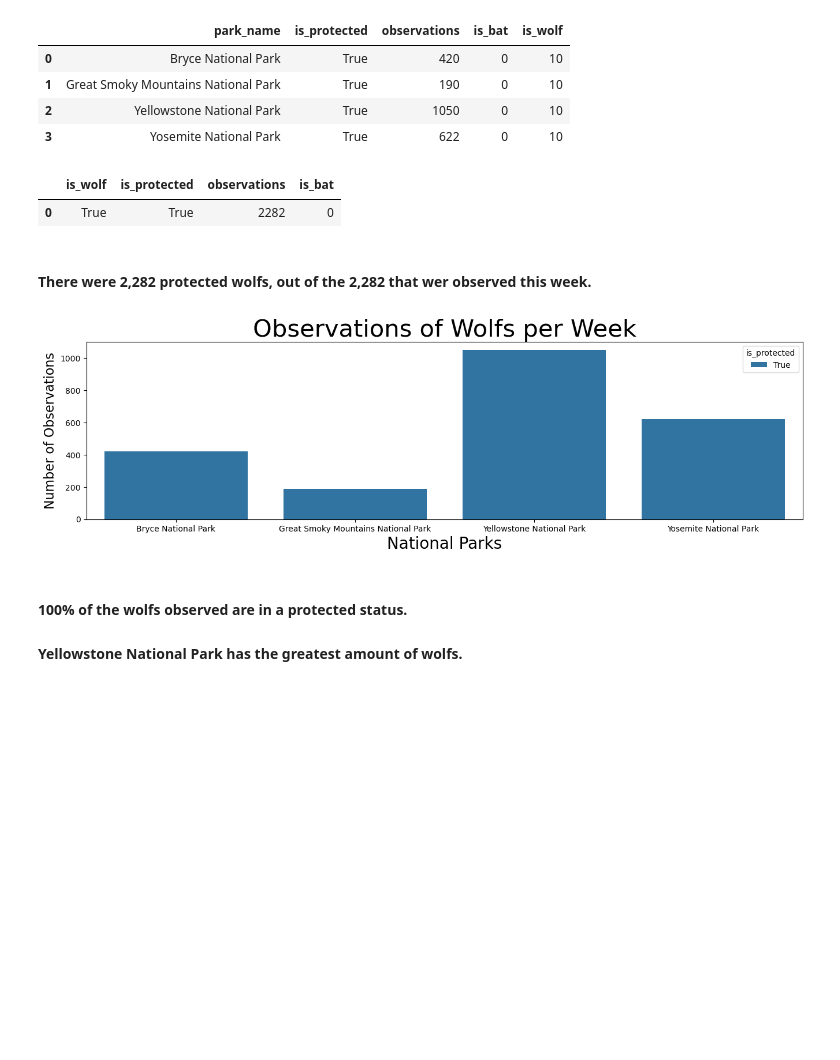
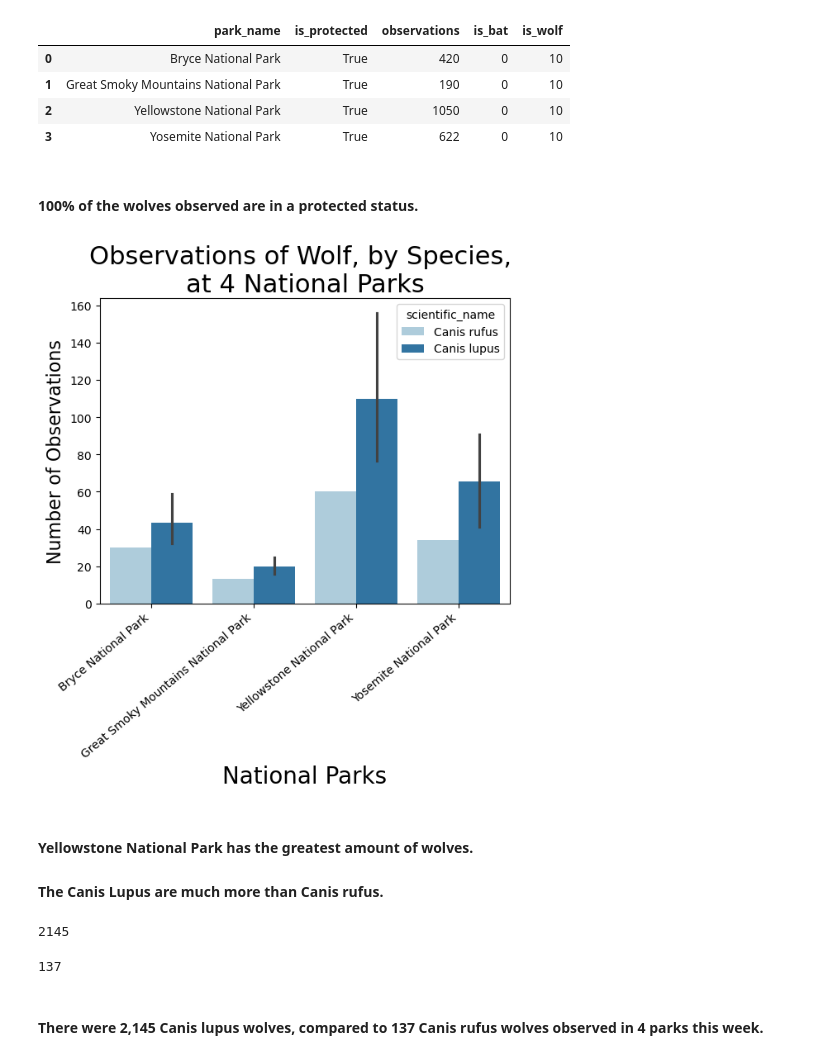
Before and after one commit to harrybotboy/biodiversity, a Jupyter notebook: biodiversity.ipynb, the cells around one changed output. Cells and saved outputs as stored; diff of their text form; code cells hidden in the pictures; blank space fills up the shorter version.

```diff
--- a/biodiversity.ipynb
+++ b/biodiversity.ipynb
@@ -861,23 +891,31 @@ obs_by_park.drop(['scientific_name', 'category', 'common_names', 'conservation_s
 | 1 | Great Smoky Mountains National Park | True | 190 | 0 | 10 |
 | 2 | Yellowstone National Park | True | 1050 | 0 | 10 |
 | 3 | Yosemite National Park | True | 622 | 0 | 10 |
-# %%
-obs_by_park_protect = wolf_observations.groupby(['is_wolf', 'is_protected']).sum().reset_index()
-obs_by_park_protect.drop(['scientific_name', 'park_name', 'category', 'common_names', 'conservation_status'], axis=1)
-# %% [output]
-|  | is_wolf | is_protected | observations | is_bat |
-| 0 | True | True | 2282 | 0 |
-# %% [markdown]
-#### There were 2,282 protected wolfs, out of the 2,282 that wer observed this week.
-# %%
-plt.figure(figsize=(16, 4))
-sns.barplot(x=obs_by_park.park_name, y= obs_by_park.observations, hue=obs_by_park.is_protected)
-plt.xlabel('National Parks', size = 20)
-plt.ylabel('Number of Observations', size = 16)
-plt.title('Observations of Wolfs per Week', size = 30)
-plt.show()
-# %% [output]
-[figure, removed]
 # %% [markdown]
-#### 100% of the wolfs observed are in a protected status.
-#### Yellowstone National Park has the greatest amount of wolfs.
+#### 100% of the wolves observed are in a protected status.
+# %%
+plt.figure()
+wolf_observations.sort_values('park_name', ascending = True, inplace= True)
+
+f = sns.barplot(data=wolf_observations, y="observations", x="park_name", hue='scientific_name', palette="Paired")
+plt.setp(f.get_xticklabels(), rotation=90)
+plt.title("Observations of Wolf, by Species, \nat 4 National Parks", size = 22)
+plt.ylabel('Number of Observations', size = 16)
+plt.xlabel('National Parks', size = 20)
+plt.xticks(rotation=40, ha="right")
+plt.show()
+# %% [output]
+[figure, added]
+# %% [markdown]
+#### Yellowstone National Park has the greatest amount of wolves.
+#### The Canis Lupus are much more than Canis rufus.
+# %%
+print(np.where(wolf_observations['scientific_name'] == "Canis lupus", wolf_observations['observations'],0).sum())
+# %% [output]
+2145
+# %%
+print(np.where(wolf_observations['scientific_name'] == "Canis rufus", wolf_observations['observations'],0).sum())
+# %% [output]
+137
+# %% [markdown]
+#### There were 2,145 Canis lupus wolves, compared to 137 Canis rufus wolves observed in 4 parks this week.
```
Also changed, not shown: parts of 12 cells of this notebook.
